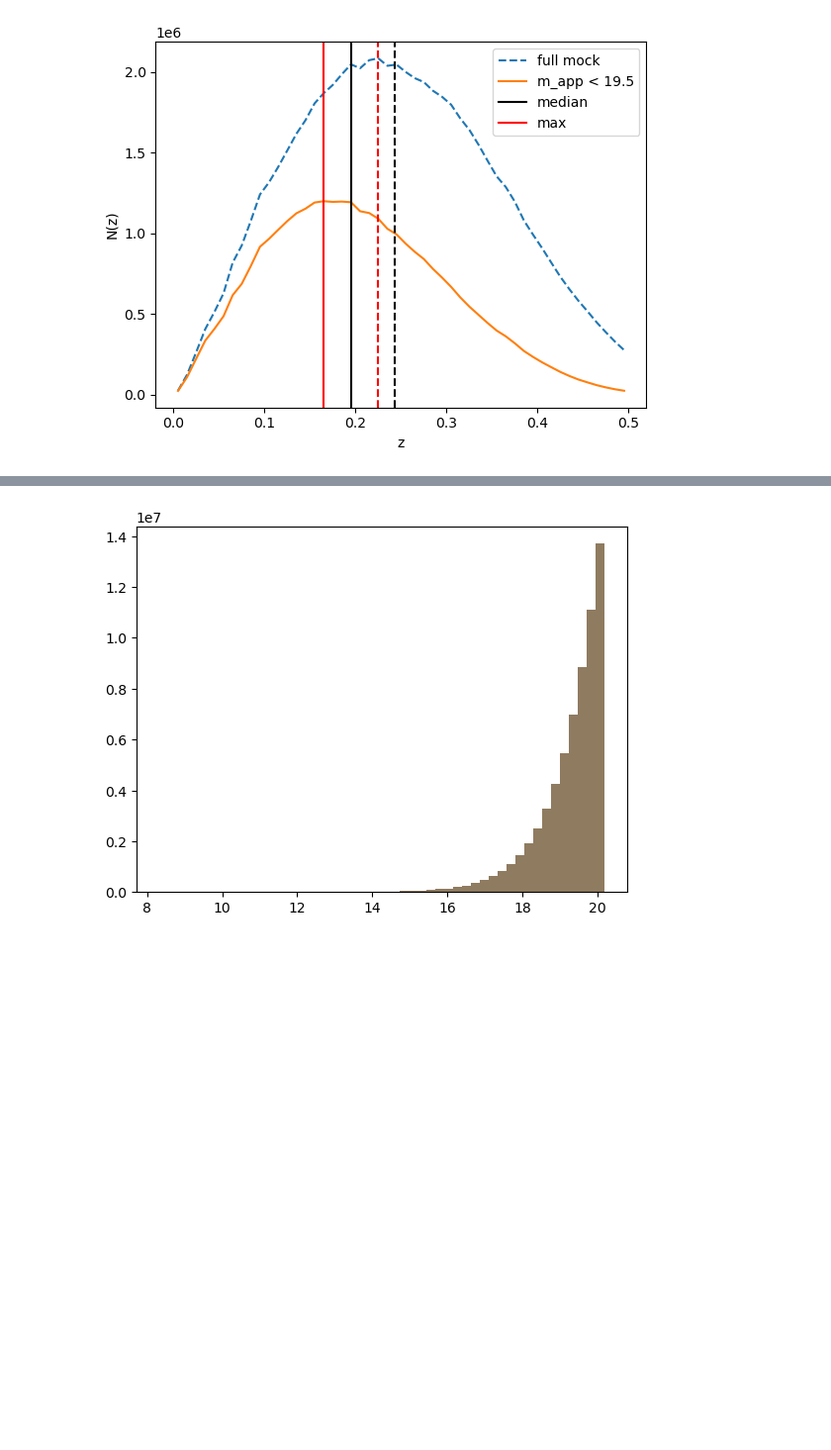
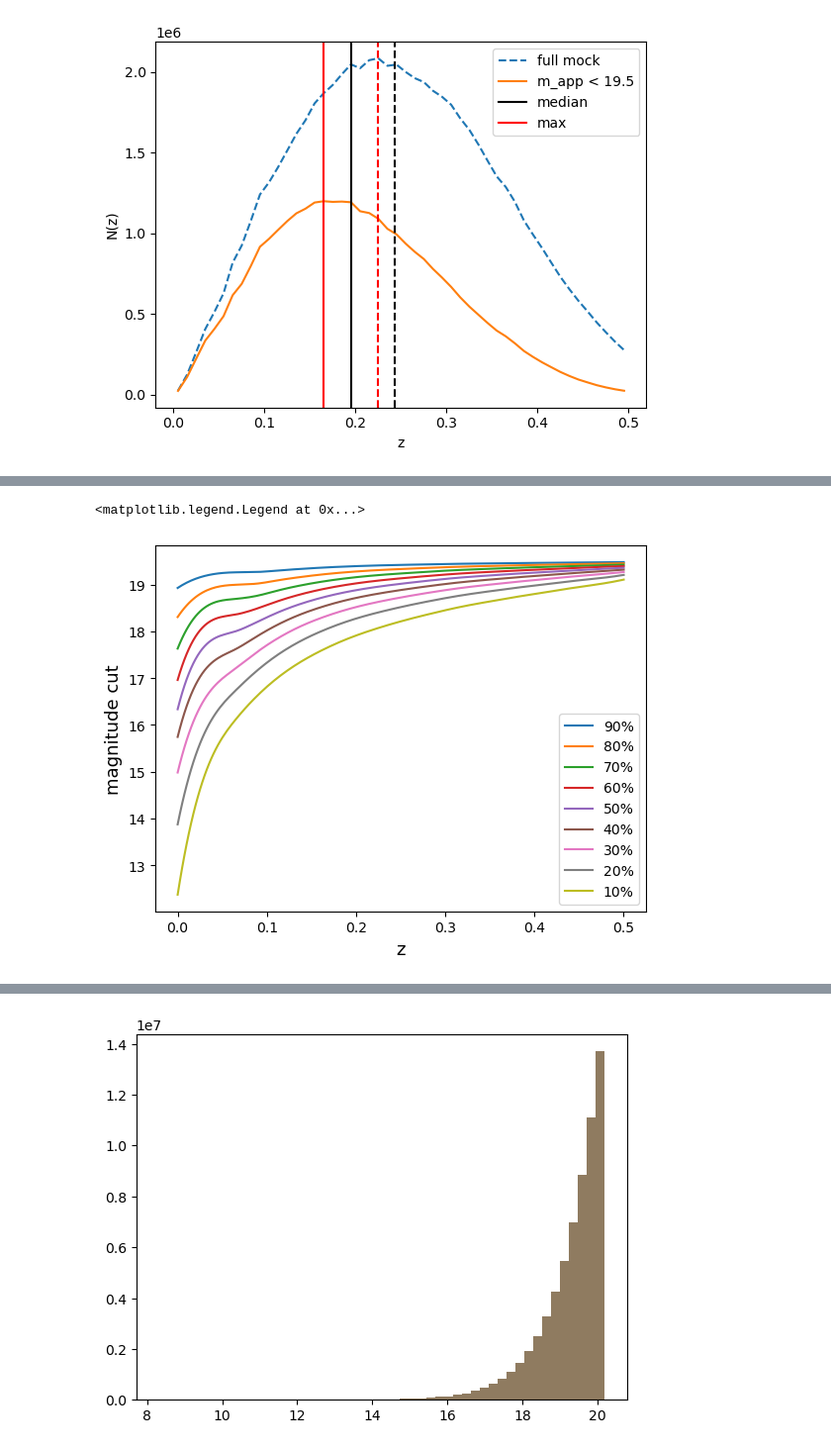
Before and after one commit to JadePiat/Relativistic_effects, a Jupyter notebook: split_cutsky.ipynb, the cells around one changed output, grey strips where cells are left out. Shown at 99% size. Drawn from its saved outputs; the diff is of its cells as text; code cells hidden in the pictures; blank space fills up the shorter version.

```diff
--- a/split_cutsky.ipynb
+++ b/split_cutsky.ipynb
@@ -83,0 +93,28 @@ effective magnification biases: s_bright = 0.006524846842931012, s_faint = 0.006
+# %%
+space = 'real'
+
+cut_faint = [10,20,30,40,50,60,70,80,90]
+cut_bright = [90,80,70,60,50,40,30,20,10]
+
+labels = ['10/90','50/50']
+
+plt.rc('axes', labelsize=13)    # fontsize of the x and y labels
+plt.rc('xtick', labelsize=10)    # fontsize of the tick labels
+plt.rc('ytick', labelsize=10)    # fontsize of the tick labels
+plt.rc('legend', fontsize=10)    # fontsize of the tick labels
+
+z = np.linspace(0,0.5,200)
+
+plt.figure()
+plt.xlabel('z')
+plt.ylabel('magnitude cut')
+
+for i, (cut_b, cut_f) in enumerate(zip(cut_bright, cut_faint)):
+
+    mb, mf = split_magnitudes(file_cutsky, space, m_lim, z_max, n_bins, cut_b, cut_f, path_out)
+    plt.plot(z,mb(z),label=f'{cut_f}% / {cut_b}%')
+
+plt.legend()
+# %% [output]
+<matplotlib.legend.Legend at 0x...>
+[figure, added]
```
Also changed, not shown: parts of 4 cells of this notebook, 5 other files.
